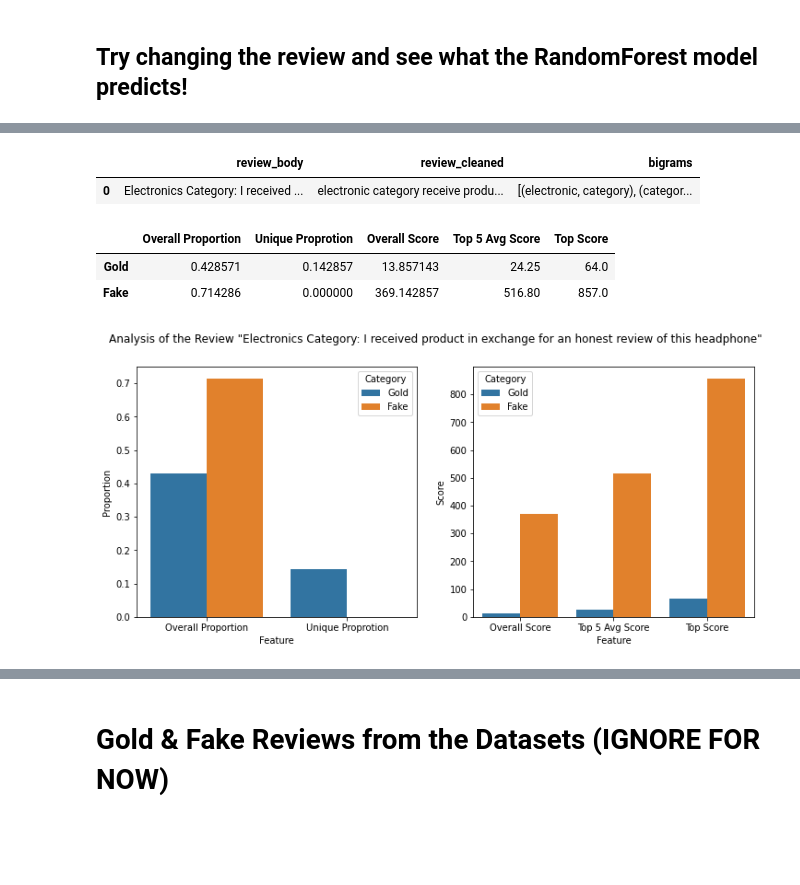
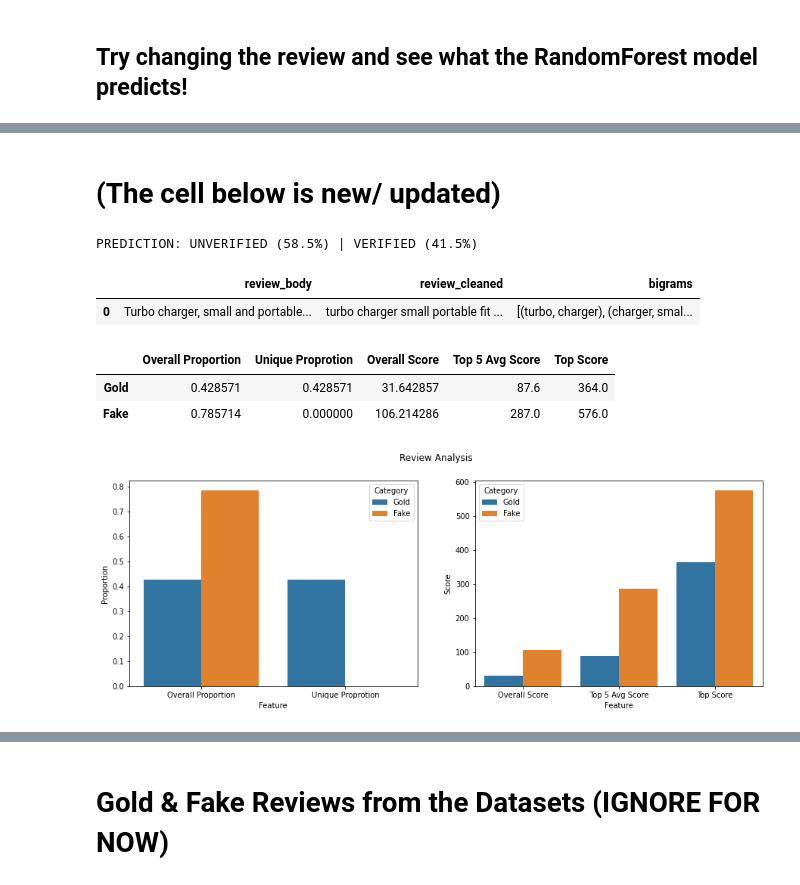
Before and after one commit to sukikrishna/FARS, a Jupyter notebook: Ester Tsai (Bigram and ML)/CODE FOR USER INPUT/2022_05_14 Analyze User Input.ipynb, the cells around one changed output, grey strips where cells are left out. Drawn from its saved outputs; the diff is of its cells as text; code cells hidden in the pictures; blank space fills up the shorter version.

```diff
--- a/Ester Tsai (Bigram and ML)/CODE FOR USER INPUT/2022_05_14 Analyze User Input.ipynb
+++ b/Ester Tsai (Bigram and ML)/CODE FOR USER INPUT/2022_05_14 Analyze User Input.ipynb
@@ -302,14 +302,10 @@ fake_bigram_df_to_vars(fake_bigram_df)
 # %% [markdown]
 ## Try changing the review and see what the RandomForest model predicts!
 # %%
-review = "Electronics Category: I received product in exchange for an honest review of this headphone"
+review = "Turbo charger, small and portable and fits perfectly in your pocket! A nice boost over regular chargers. I received this in exchange for an unbiased review."
 
 # Clean the user input and create a dataframe for it
 user_input_processed_df = clean_review_and_add_features(review, gold_bigram_df, fake_bigram_df)
-
-# Don't display this table. Instead, display prettier tables using plot_scores as defined in the cell below.
-display(user_input_processed_df)
-
 
 def prepare_df_for_prediction(processed_df):
     features = ['bigram_count',
@@ -323,15 +319,4 @@ df_for_prediction = prepare_df_for_prediction(user_input_processed_df)
 prediction, probabilities = rf_model.predict(df_for_prediction)[0], rf_model.predict_proba(df_for_prediction)[0]
 # prediction: 0 = unverified, 1 = verified
 # probabilities[0] = prob of unverified  |  probabilities[1] = prob of verified
-
-
-def interpret_prediction(review, pred, proba):
-    prob_unverified, prob_verified = round(proba[0] * 100, 1), round(proba[1] * 100, 1)
-    print(f'\nREVIEW: "{review}" \n')
-    if pred == 1:
-        print(f'PREDICTION: VERIFIED ({prob_verified}%) | UNVERIFIED ({prob_unverified}%)')
-    if pred == 0:
-        print(f'PREDICTION: UNVERIFIED ({prob_unverified}%) | VERIFIED ({prob_verified}%)')
-
-interpret_prediction(review, prediction, probabilities)
 # %% [output]
@@ -352,40 +332,65 @@ PREDICTION: UNVERIFIED (81.0%) | VERIFIED (19.0%)
+# %% [markdown]
+# (The cell below is new/ updated)
 # %%
-def plot_scores(review, user_input_processed_df):
+def interpret_prediction(review, pred, proba, print_review=True):
+    prob_unverified, prob_verified = round(proba[0] * 100, 1), round(proba[1] * 100, 1)
+
+    if print_review:
+        print(f'\nREVIEW: "{review}" \n')
+
+    if pred == 1:
+        print(f'PREDICTION: VERIFIED ({prob_verified}%) | UNVERIFIED ({prob_unverified}%)')
+    if pred == 0:
+        print(f'PREDICTION: UNVERIFIED ({prob_unverified}%) | VERIFIED ({prob_verified}%)')
+
+def plot_scores(review, user_input_processed_df, prediction, probabilities):
     review_df = user_input_processed_df[['review_body', 'review_cleaned', 'bigrams']]
+
+    # DISPLAY IN STREAMLIT!
+    interpret_prediction(review, prediction, probabilities, print_review=False)
+    # DISPLAY IN STREAMLIT!
     display(review_df)
 
     R = user_input_processed_df.loc[0]
 
-    df_for_display = pd.DataFrame([{'Overall Proportion': R['gold%'], 'Unique Proprotion': R['gold_unique%'], 'Overall Score': R['gold_score'], 'Top 5 Avg Score': R['gold_top_avg_score'], 'Top Score': R['gold_top_score']},
-                                     {'Overall Proportion': R['fake%'], 'Unique Proprotion': R['fake_unique%'], 'Overall Score': R['fake_score'], 'Top 5 Avg Score': R['fake_top_avg_score'], 'Top Score': R['fake_top_score']}],
+    df_for_display = pd.DataFrame([{'Overall Proportion': R['gold%'], 'Unique Proprotion': R['gold_unique%'],
+                                    'Overall Score': R['gold_score'], 'Top 5 Avg Score': R['gold_top_avg_score'],
+                                    'Top Score': R['gold_top_score']},
+                                   {'Overall Proportion': R['fake%'], 'Unique Proprotion': R['fake_unique%'],
+                                    'Overall Score': R['fake_score'], 'Top 5 Avg Score': R['fake_top_avg_score'],
+                                    'Top Score': R['fake_top_score']}],
                                      index=['Gold', 'Fake'])
+    # DISPLAY IN STREAMLIT!
     display(df_for_display)
 
     compare_percentages_for_plot = pd.DataFrame({'Category':['Gold']*2+['Fake']*2,
                                    'Feature':['Overall Proportion', 'Unique Proprotion']*2,
                                    'Proportion':[R['gold%'], R['gold_unique%'], R['fake%'], R['fake_unique%']]})
 
     compare_scores_for_plot = pd.DataFrame({'Category':['Gold']*3+['Fake']*3,
                               'Feature':['Overall Score', 'Top 5 Avg Score', 'Top Score']*2,
                               'Score': [R['gold_score'], R['gold_top_avg_score'], R['gold_top_score'],
                                         R['fake_score'], R['fake_top_avg_score'], R['fake_top_score']]})
 
-    fig, axes = plt.subplots(nrows=1, ncols=2, figsize=(12,5))
-    fig.suptitle(f'Analysis of the Review "{review}"')
+    # DISPLAY IN STREAMLIT!
+    fig, axes = plt.subplots(nrows=1, ncols=2, figsize=(15,5))
+    fig.suptitle(f'Review Analysis')
     ax = axes[0]
     sns.barplot(ax=ax, x='Feature', y='Proportion', hue='Category', data=compare_percentages_for_plot)
-
     ax = axes[1]
     sns.barplot(x='Feature', y='Score', hue='Category', data=compare_scores_for_plot)
 
-plot_scores(review, user_input_processed_df)
+
+# PLOT THE REVIEW ANALYSIS + COMPARISON
+plot_scores(review, user_input_processed_df, prediction, probabilities)
 # %% [output]
+PREDICTION: UNVERIFIED (58.5%) | VERIFIED (41.5%)
 |  | review_body | review_cleaned | bigrams |
-| 0 | Electronics Category: I received ... | electronic category receive produ... | [(electronic, category), (categor... |
+| 0 | Turbo charger, small and portable... | turbo charger small portable fit ... | [(turbo, charger), (charger, smal... |
 |  | Overall Proportion | Unique Proprotion | Overall Score | Top 5 Avg Score | Top Score |
-| Gold | 0.428571 | 0.142857 | 13.857143 | 24.25 | 64.0 |
-| Fake | 0.714286 | 0.000000 | 369.142857 | 516.80 | 857.0 |
+| Gold | 0.428571 | 0.428571 | 31.642857 | 87.6 | 364.0 |
+| Fake | 0.785714 | 0.000000 | 106.214286 | 287.0 | 576.0 |
-[figure, old version]
+[figure, new version]
 # %% [markdown]
 # What the Features Mean (PLEASE PUT THIS ON STREAMLIT)
 
```
Also changed, not shown: parts of 2 cells of this notebook.
